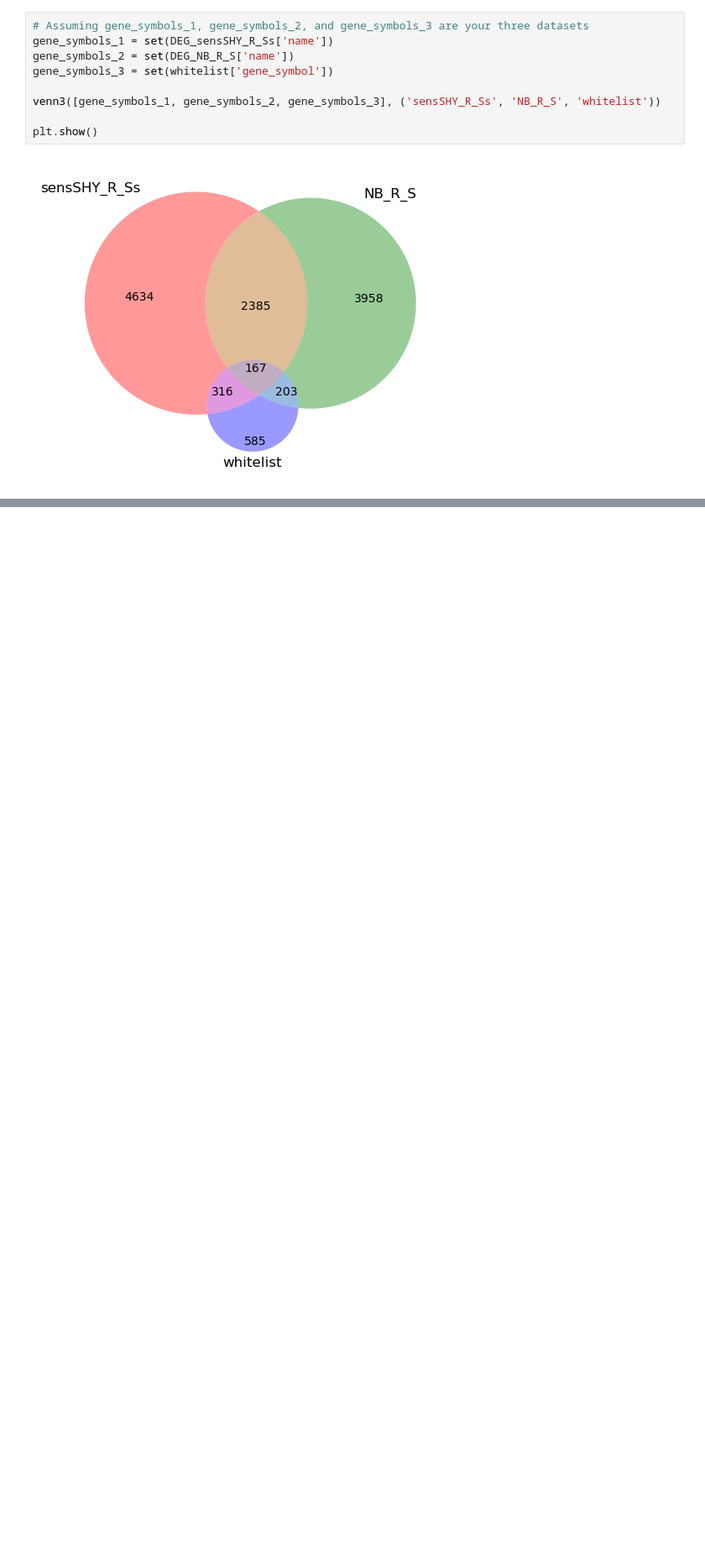
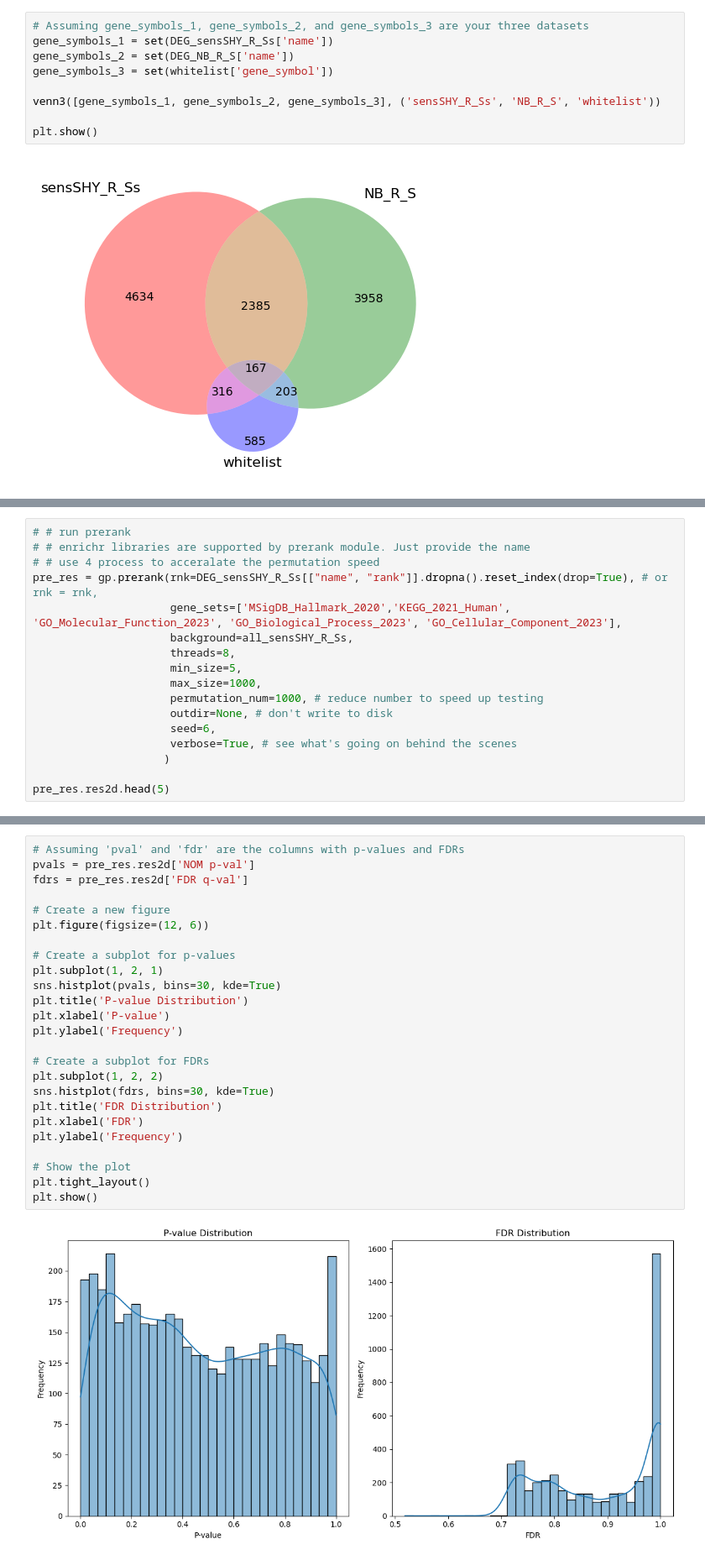
Before and after one commit to Lucmeister55/lvisser, a Jupyter notebook: roberto.ipynb, the cells around one changed output, grey strips where cells are left out. Shown at 84% size. Saved outputs shown, nothing was run; the diff lists cells and outputs as text; blank space fills up the shorter version.

```diff
--- a/roberto.ipynb
+++ b/roberto.ipynb
@@ -76,0 +103,17 @@ bq_client = cmap_config.get_bq_client()
+# %%
+# # run prerank
+# # enrichr libraries are supported by prerank module. Just provide the name
+# # use 4 process to acceralate the permutation speed
+pre_res = gp.prerank(rnk=DEG_sensSHY_R_Ss[["name", "rank"]].dropna().reset_index(drop=True), # or rnk = rnk,
+                     gene_sets=['MSigDB_Hallmark_2020','KEGG_2021_Human', 'GO_Molecular_Function_2023', 'GO_Biological_Process_2023', 'GO_Cellular_Component_2023'],
+                     background=all_sensSHY_R_Ss,
+                     threads=8,
+                     min_size=5,
+                     max_size=1000,
+                     permutation_num=1000, # reduce number to speed up testing
+                     outdir=None, # don't write to disk
+                     seed=6,
+                     verbose=True, # see what's going on behind the scenes
+                    )
+
+pre_res.res2d.head(5)
@@ -76,0 +137,27 @@ bq_client = cmap_config.get_bq_client()
+# %%
+# Assuming 'pval' and 'fdr' are the columns with p-values and FDRs
+pvals = pre_res.res2d['NOM p-val']
+fdrs = pre_res.res2d['FDR q-val']
+
+# Create a new figure
+plt.figure(figsize=(12, 6))
+
+# Create a subplot for p-values
+plt.subplot(1, 2, 1)
+sns.histplot(pvals, bins=30, kde=True)
+plt.title('P-value Distribution')
+plt.xlabel('P-value')
+plt.ylabel('Frequency')
+
+# Create a subplot for FDRs
+plt.subplot(1, 2, 2)
+sns.histplot(fdrs, bins=30, kde=True)
+plt.title('FDR Distribution')
+plt.xlabel('FDR')
+plt.ylabel('Frequency')
+
+# Show the plot
+plt.tight_layout()
+plt.show()
+# %% [output]
+[figure, added]
```
Also changed, not shown: parts of 9 cells of this notebook, 5 other files.
